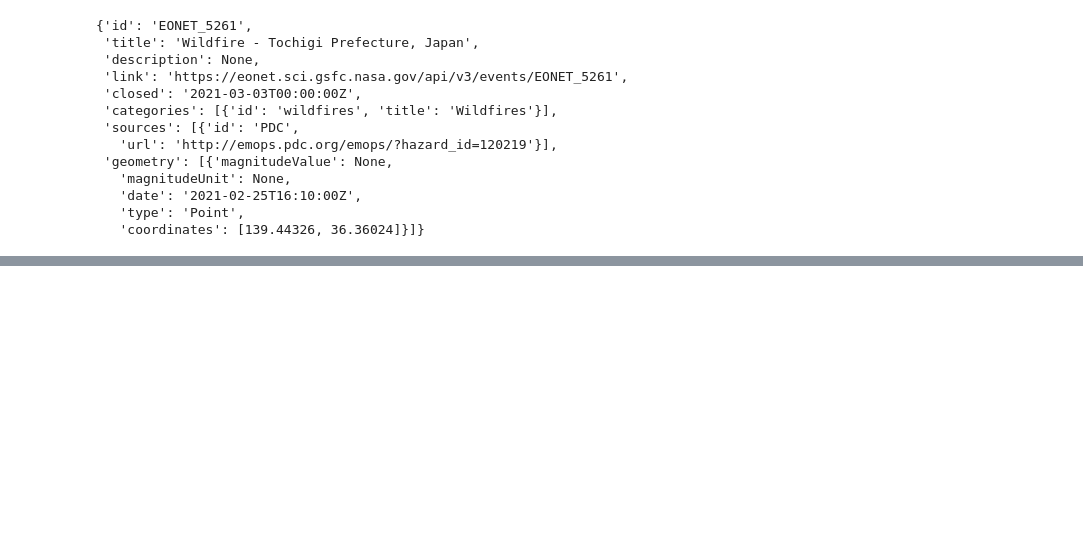
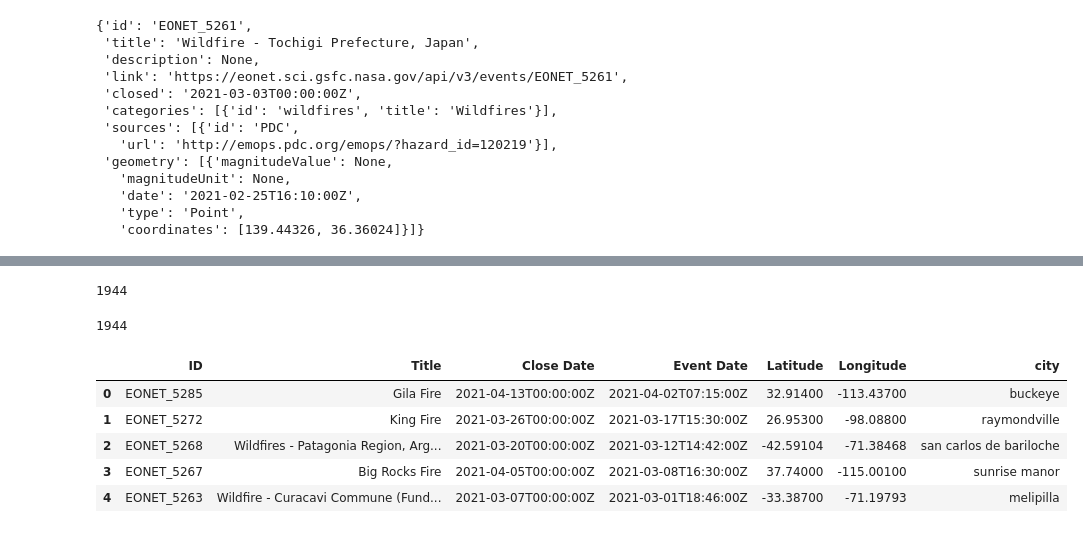
Before and after one commit to britt-emm/CGGroupProject, a Jupyter notebook: PracticeAPI.ipynb, the cells around one changed output, grey strips where cells are left out. Drawn from its saved outputs; the diff is of its cells as text; code cells hidden in the pictures; blank space fills up the shorter version.

```diff
--- a/PracticeAPI.ipynb
+++ b/PracticeAPI.ipynb
@@ -313,0 +280,8 @@ fire_dict['Latitude']
+# %%
+count = []
+for i in range(len(fire_events_list)):
+    if fire_events_list[i]['geometry'][0]['magnitudeValue'] == 'None':
+        count.append(i)
+
+print(len(count))
+count
@@ -313,0 +329,9 @@ fire_dict['Latitude']
+# %%
+# Identify nearest city for each lat, lng combination
+cityList = []
+countryList = []
+for i in range(len(fire_df)):
+    city= citipy.nearest_city(fire_df.loc[i,'Latitude'], fire_df.loc[i,'Longitude']).city_name
+    cityList.append(city)
+    country = citipy.nearest_city(fire_df.loc[i,'Latitude'], fire_df.loc[i,'Longitude']).country_code
+    countryList.append(country)
@@ -313,0 +358,19 @@ fire_dict['Latitude']
+# %%
+len(cityList)
+# %% [output]
+1944
+# %%
+len(countryList)
+# %% [output]
+1944
+# %%
+fire_df['city'] = pd.Series(cityList)
+# %%
+fire_df.head()
+# %% [output]
+|  | ID | Title | Close Date | Event Date | Latitude | Longitude | city |
+| 0 | EONET_5285 | Gila Fire | 2021-04-13T00:00:00Z | 2021-04-02T07:15:00Z | 32.91400 | -113.43700 | buckeye |
+| 1 | EONET_5272 | King Fire | 2021-03-26T00:00:00Z | 2021-03-17T15:30:00Z | 26.95300 | -98.08800 | raymondville |
+| 2 | EONET_5268 | Wildfires - Patagonia Region, Arg... | 2021-03-20T00:00:00Z | 2021-03-12T14:42:00Z | -42.59104 | -71.38468 | san carlos de bariloche |
+| 3 | EONET_5267 | Big Rocks Fire | 2021-04-05T00:00:00Z | 2021-03-08T16:30:00Z | 37.74000 | -115.00100 | sunrise manor |
+| 4 | EONET_5263 | Wildfire - Curacavi Commune (Fund... | 2021-03-07T00:00:00Z | 2021-03-01T18:46:00Z | -33.38700 | -71.19793 | melipilla |
```
Also changed, not shown: parts of 15 cells of this notebook.
